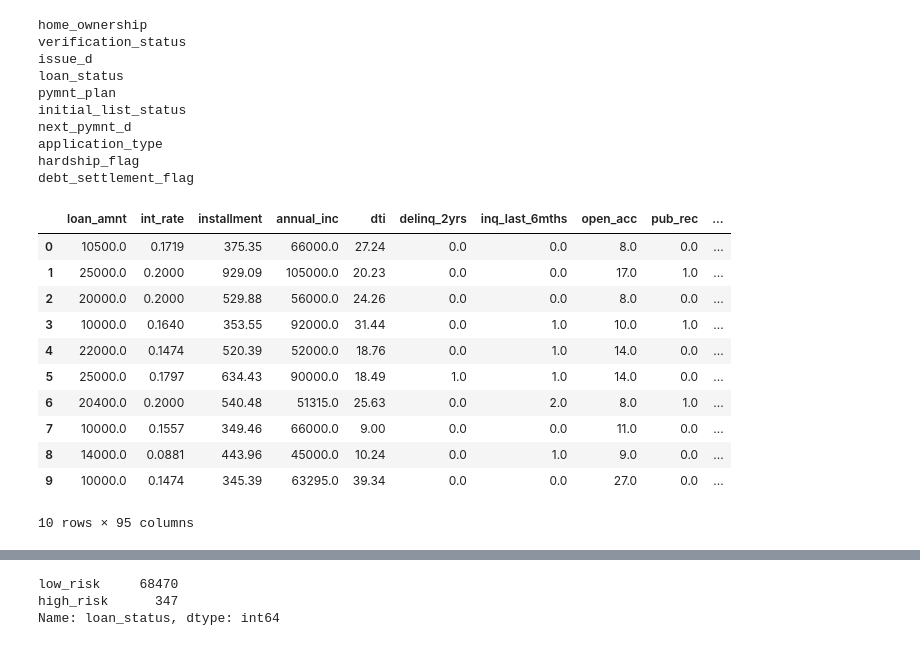
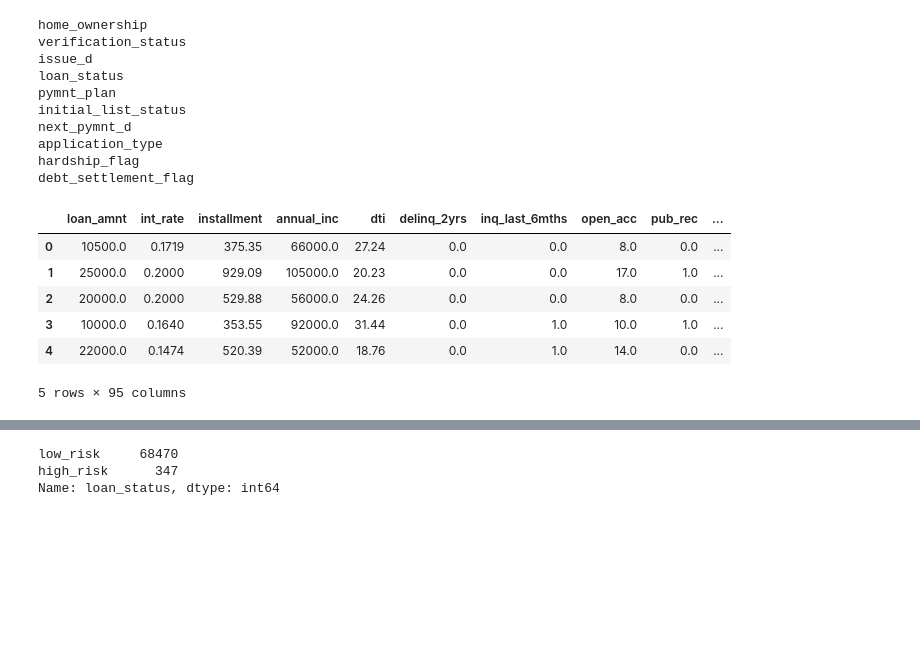
Before and after one commit to Moya112/Credit_Risk_Analysis, a Jupyter notebook: credit_risk_resampling.ipynb, the cells around one changed output, grey strips where cells are left out. Saved outputs shown, nothing was run; the diff lists cells and outputs as text; code cells hidden in the pictures; blank space fills up the shorter version.

```diff
--- a/credit_risk_resampling.ipynb
+++ b/credit_risk_resampling.ipynb
@@ -112,27 +112,22 @@ debt_settlement_flag
 # %%
 # Create our features
 # Create our features
 X = pd.get_dummies(df, columns= ["home_ownership", "verification_status","issue_d", "pymnt_plan",
                                 "initial_list_status", "next_pymnt_d", "application_type", "hardship_flag",
                                 "debt_settlement_flag"]).drop("loan_status",axis=1)
 
 
 # Create our target
 y = df['loan_status']
-X.head(10)
+X.head()
 # %% [output]
 |  | loan_amnt | int_rate | installment | annual_inc | dti | delinq_2yrs | inq_last_6mths | open_acc | pub_rec | ... |
 | 0 | 10500.0 | 0.1719 | 375.35 | 66000.0 | 27.24 | 0.0 | 0.0 | 8.0 | 0.0 | ... |
 | 1 | 25000.0 | 0.2000 | 929.09 | 105000.0 | 20.23 | 0.0 | 0.0 | 17.0 | 1.0 | ... |
 | 2 | 20000.0 | 0.2000 | 529.88 | 56000.0 | 24.26 | 0.0 | 0.0 | 8.0 | 0.0 | ... |
 | 3 | 10000.0 | 0.1640 | 353.55 | 92000.0 | 31.44 | 0.0 | 1.0 | 10.0 | 1.0 | ... |
 | 4 | 22000.0 | 0.1474 | 520.39 | 52000.0 | 18.76 | 0.0 | 1.0 | 14.0 | 0.0 | ... |
-| 5 | 25000.0 | 0.1797 | 634.43 | 90000.0 | 18.49 | 1.0 | 1.0 | 14.0 | 0.0 | ... |
-| 6 | 20400.0 | 0.2000 | 540.48 | 51315.0 | 25.63 | 0.0 | 2.0 | 8.0 | 1.0 | ... |
-| 7 | 10000.0 | 0.1557 | 349.46 | 66000.0 | 9.00 | 0.0 | 0.0 | 11.0 | 0.0 | ... |
-| 8 | 14000.0 | 0.0881 | 443.96 | 45000.0 | 10.24 | 0.0 | 1.0 | 9.0 | 0.0 | ... |
-| 9 | 10000.0 | 0.1474 | 345.39 | 63295.0 | 39.34 | 0.0 | 0.0 | 27.0 | 0.0 | ... |
-10 rows × 95 columns
+5 rows × 95 columns
 # %%
 X.describe()
 # %% [output]
```
Also changed, not shown: parts of 7 cells of this notebook.
